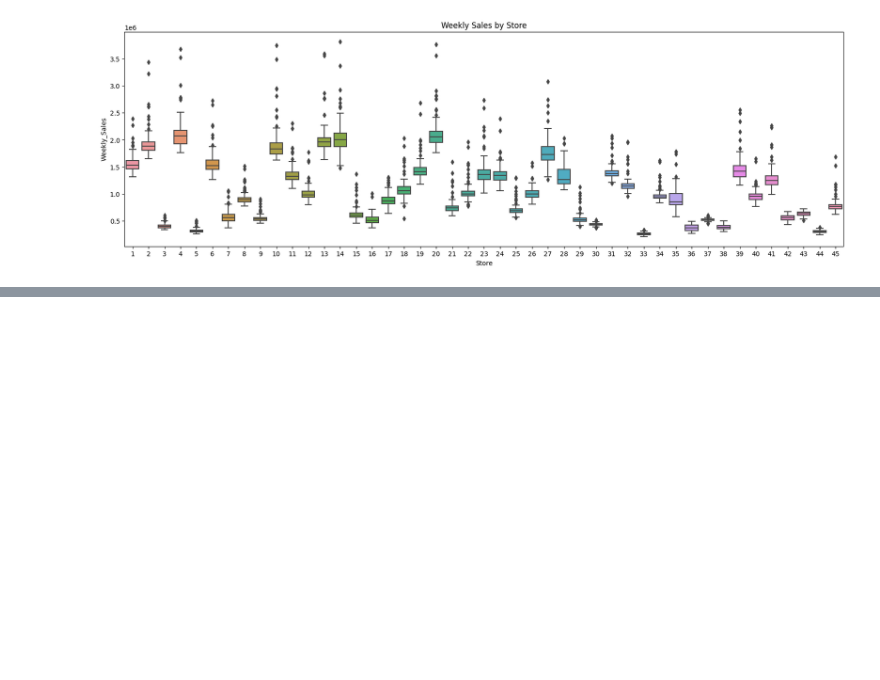
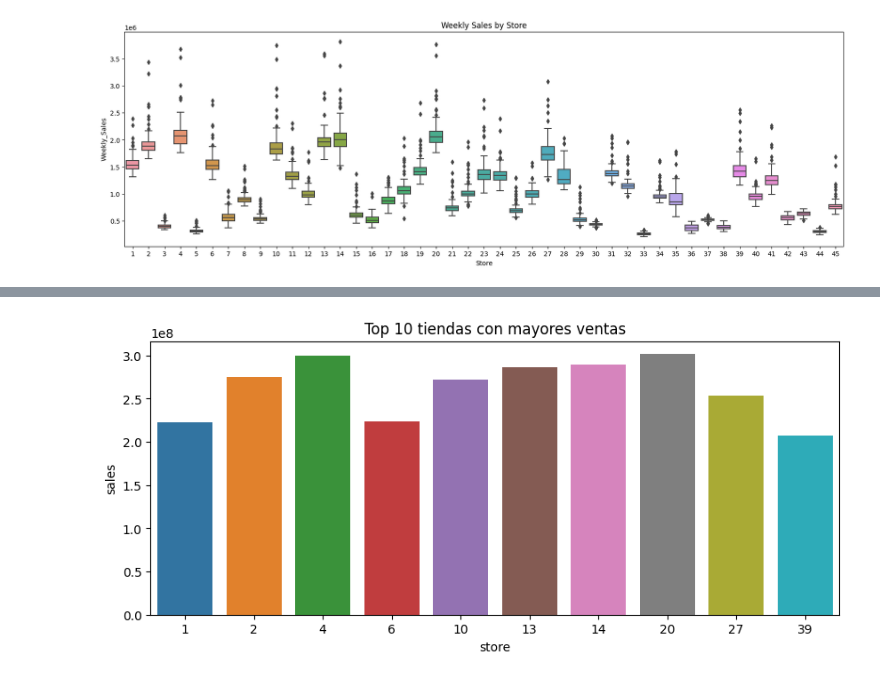
Before and after one commit to ffreirea1988/usm, a Jupyter notebook: Walmart.ipynb, the cells around one changed output, grey strips where cells are left out. Cells and saved outputs as stored; diff of their text form; code cells hidden in the pictures; blank space fills up the shorter version.

```diff
--- a/Walmart.ipynb
+++ b/Walmart.ipynb
@@ -263,0 +266,9 @@ plt.show()
+# %%
+#Agrupación
+df1 = df.groupby(['Store'])['Weekly_Sales'].agg(['sum'])
+# %%
+#Ordenar dataframe de mayores a menores ventas
+df1_top = df1.sort_values(by='sum',ascending = False).reset_index()
+# %%
+df_topten=df1_top[0:10]
+df_topten
@@ -263,0 +287,9 @@ plt.show()
+# %%
+fig, ax = plt.subplots(figsize=(10,4))
+sns.barplot(data= df_topten, x="Store", y="sum", ax=ax)
+plt.title('Top 10 tiendas con mayores ventas')
+plt.xlabel('store')
+plt.ylabel('sales')
+plt.show()
+# %% [output]
+[figure, added]
```
Also changed, not shown: parts of 2 cells of this notebook.
